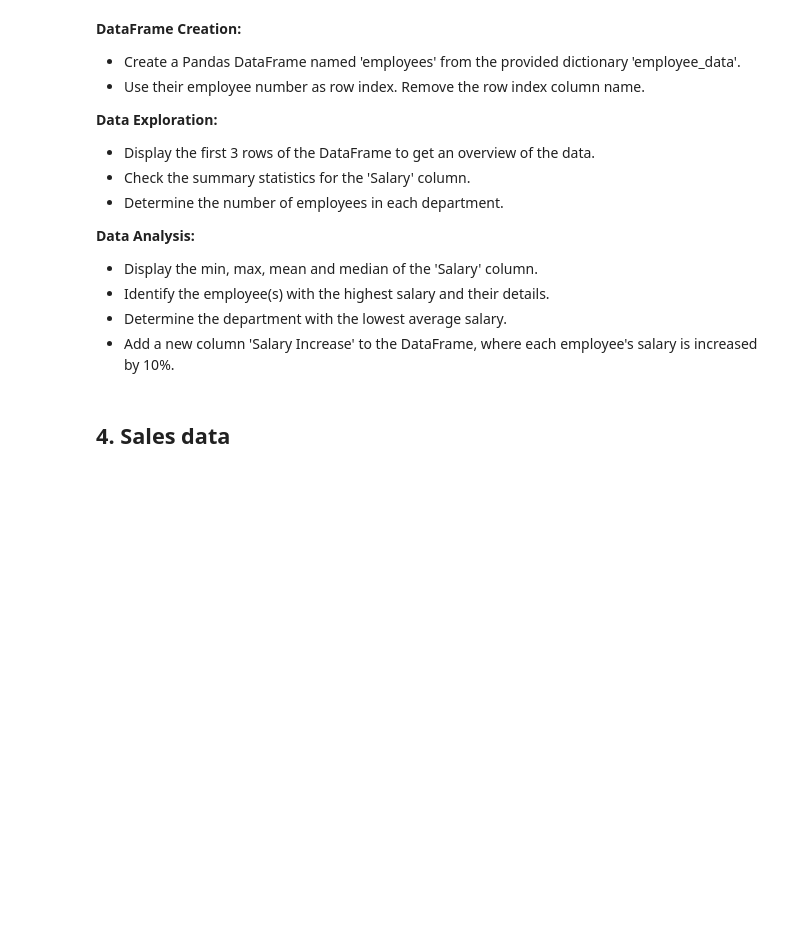
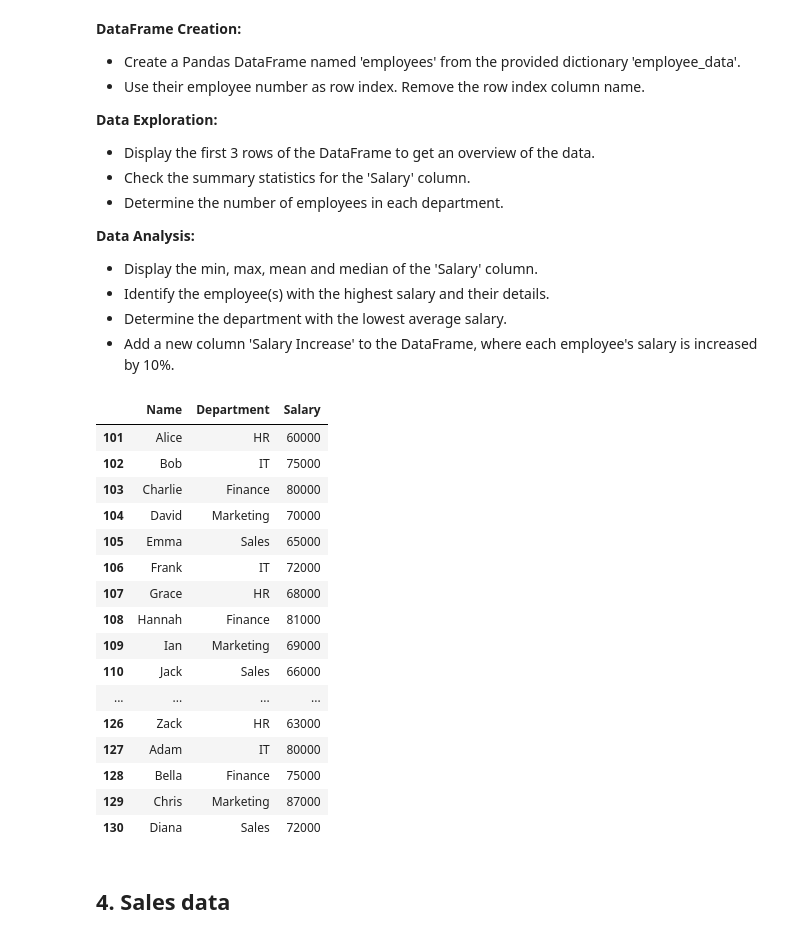
Before and after one commit to iPwnds/Programming-2, a Jupyter notebook: 05-data-processing/02-pandas/2.3-pandas_dataframes/exercises_dataframes.ipynb, the cells around one changed output. Drawn from its saved outputs; the diff is of its cells as text; code cells hidden in the pictures; blank space fills up the shorter version.

```diff
--- a/05-data-processing/02-pandas/2.3-pandas_dataframes/exercises_dataframes.ipynb
+++ b/05-data-processing/02-pandas/2.3-pandas_dataframes/exercises_dataframes.ipynb
@@ -134,3 +250,28 @@ employee_data = {
+# %%
+# Your code
+
+employees = pd.DataFrame(employee_data)
+employees.set_index('EmployeeID', inplace=True)
+employees.index.name = None
+employees
+# %% [output]
+|  | Name | Department | Salary |
+| 101 | Alice | HR | 60000 |
+| 102 | Bob | IT | 75000 |
+| 103 | Charlie | Finance | 80000 |
+| 104 | David | Marketing | 70000 |
+| 105 | Emma | Sales | 65000 |
+| 106 | Frank | IT | 72000 |
+| 107 | Grace | HR | 68000 |
+| 108 | Hannah | Finance | 81000 |
+| 109 | Ian | Marketing | 69000 |
+| 110 | Jack | Sales | 66000 |
+| ... | ... | ... | ... |
+| 126 | Zack | HR | 63000 |
+| 127 | Adam | IT | 80000 |
+| 128 | Bella | Finance | 75000 |
+| 129 | Chris | Marketing | 87000 |
+| 130 | Diana | Sales | 72000 |
 # %% [markdown]
 ## 4. Sales data
 # %%
```
Also changed, not shown: parts of 17 cells of this notebook, 1 other file.
